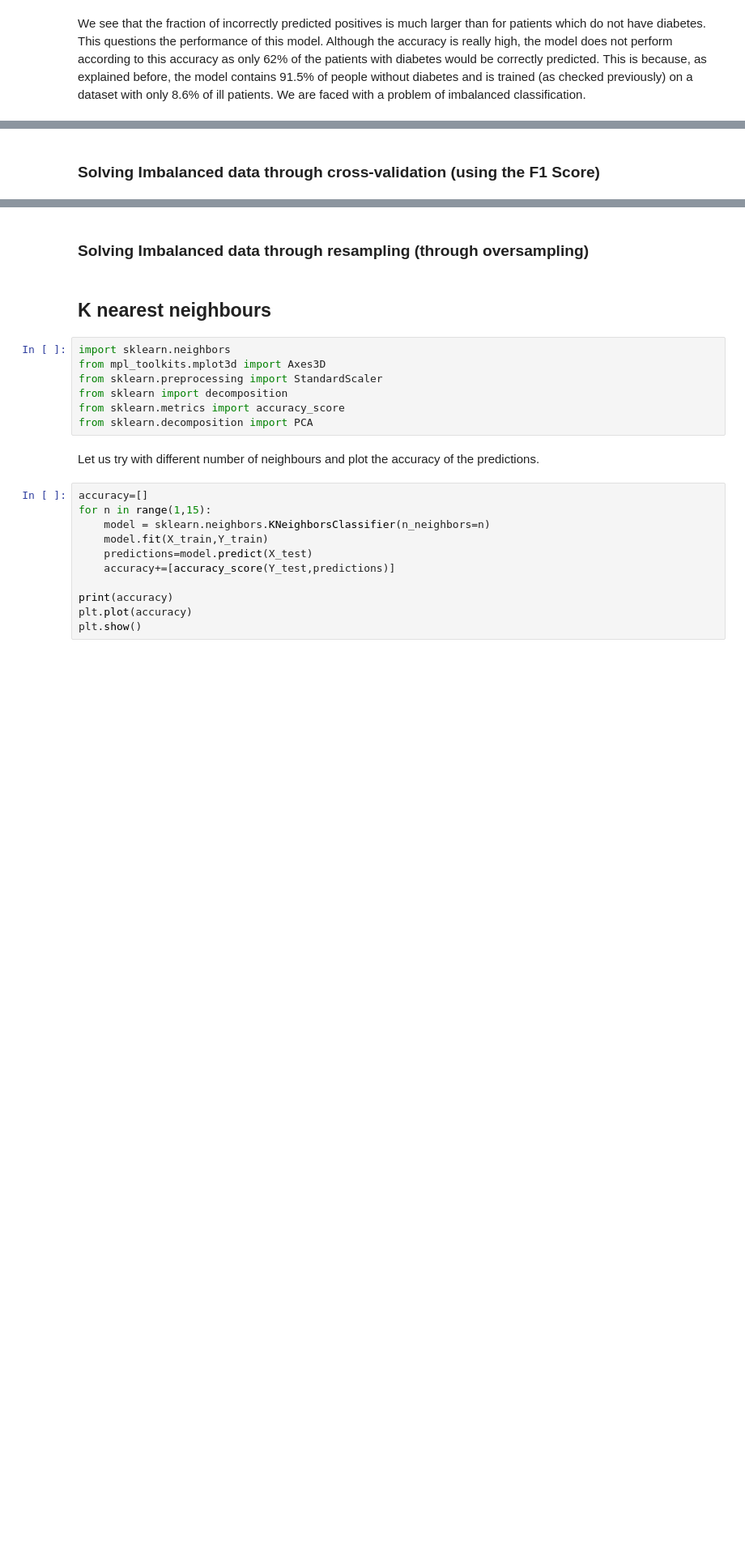
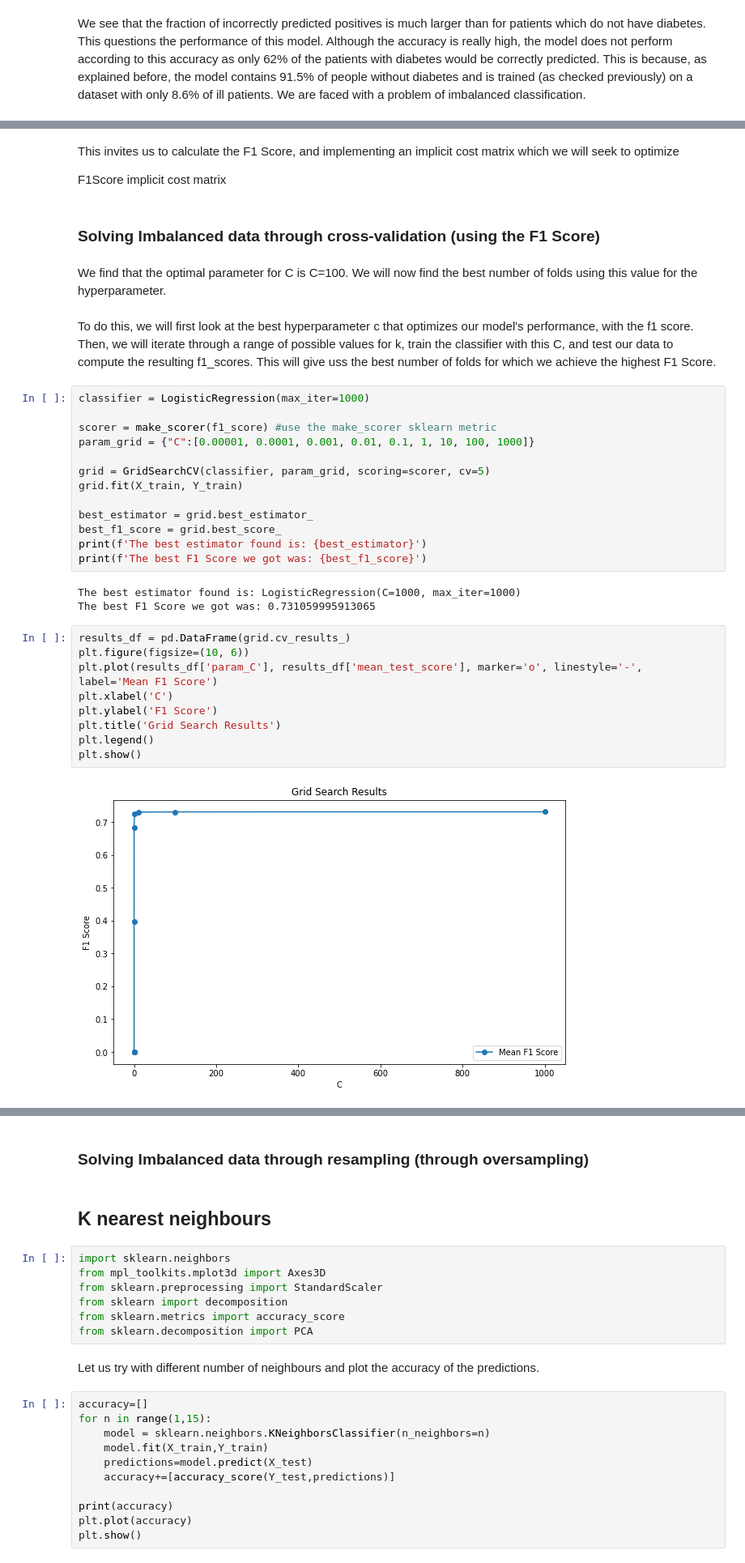
Before and after one commit to flaviagrasso/CSE204_Project, a Jupyter notebook: MachineLearningProject/MACHINE LEARNING PROJECT.ipynb, the cells around one changed output, grey strips where cells are left out. Shown at 81% size. Drawn from its saved outputs; the diff is of its cells as text; blank space fills up the shorter version.

```diff
--- a/MachineLearningProject/MACHINE LEARNING PROJECT.ipynb
+++ b/MachineLearningProject/MACHINE LEARNING PROJECT.ipynb
@@ -329,2 +324,38 @@ F1Score implicit cost matrix
+# %% [markdown]
+
+This invites us to calculate the F1 Score, and implementing an implicit cost matrix which we will seek to optimize
+
+F1Score implicit cost matrix
 # %% [markdown]
 ### Solving Imbalanced data through cross-validation (using the F1 Score)
+# %% [markdown]
+We find that the optimal parameter for C is C=100. We will now find the best number of folds using this value for the hyperparameter.
+# %% [markdown]
+To do this, we will first look at the best hyperparameter c that optimizes our model's performance, with the f1 score. Then, we will iterate through a range of possible values for k, train the classifier with this C, and test our data to compute the resulting f1_scores. This will give uss the best number of folds for which we achieve the highest F1 Score.
+# %%
+classifier = LogisticRegression(max_iter=1000)
+
+scorer = make_scorer(f1_score) #use the make_scorer sklearn metric
+param_grid = {"C":[0.00001, 0.0001, 0.001, 0.01, 0.1, 1, 10, 100, 1000]}
+
+grid = GridSearchCV(classifier, param_grid, scoring=scorer, cv=5)
+grid.fit(X_train, Y_train)
+
+best_estimator = grid.best_estimator_
+best_f1_score = grid.best_score_
+print(f'The best estimator found is: {best_estimator}')
+print(f'The best F1 Score we got was: {best_f1_score}')
+# %% [output]
+The best estimator found is: LogisticRegression(C=1000, max_iter=1000)
+The best F1 Score we got was: 0.731059995913065
+# %%
+results_df = pd.DataFrame(grid.cv_results_)
+plt.figure(figsize=(10, 6))
+plt.plot(results_df['param_C'], results_df['mean_test_score'], marker='o', linestyle='-', label='Mean F1 Score')
+plt.xlabel('C')
+plt.ylabel('F1 Score')
+plt.title('Grid Search Results')
+plt.legend()
+plt.show()
+# %% [output]
+[figure, added]
```
Also changed, not shown: parts of 24 cells of this notebook.
